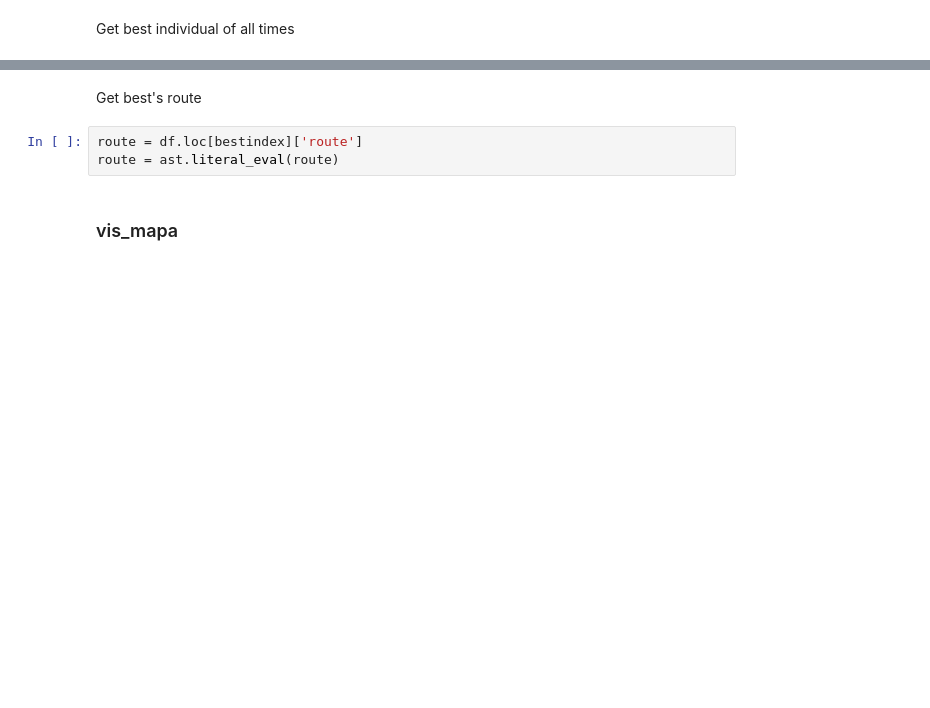
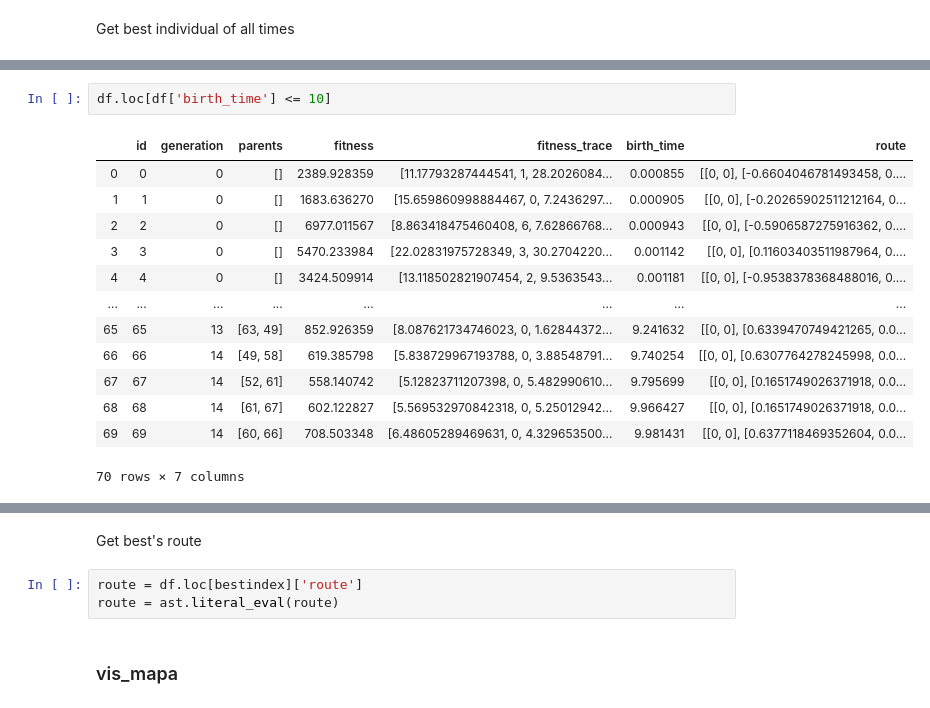
Before and after one commit to gustavo-moura/path-planning, a Jupyter notebook: Debug.ipynb, the cells around one changed output, grey strips where cells are left out. Drawn from its saved outputs; the diff is of its cells as text; blank space fills up the shorter version.

```diff
--- a/Debug.ipynb
+++ b/Debug.ipynb
@@ -80 +108,17 @@ dtype: object
+# %%
+df.loc[df['birth_time'] <= 10]
+# %% [output]
+|  | id | generation | parents | fitness | fitness_trace | birth_time | route |
+| 0 | 0 | 0 | [] | 2389.928359 | [11.17793287444541, 1, 28.2026084... | 0.000855 | [[0, 0], [-0.6604046781493458, 0.... |
+| 1 | 1 | 0 | [] | 1683.636270 | [15.659860998884467, 0, 7.2436297... | 0.000905 | [[0, 0], [-0.20265902511212164, 0... |
+| 2 | 2 | 0 | [] | 6977.011567 | [8.863418475460408, 6, 7.62866768... | 0.000943 | [[0, 0], [-0.5906587275916362, 0.... |
+| 3 | 3 | 0 | [] | 5470.233984 | [22.02831975728349, 3, 30.2704220... | 0.001142 | [[0, 0], [0.11603403511987964, 0.... |
+| 4 | 4 | 0 | [] | 3424.509914 | [13.118502821907454, 2, 9.5363543... | 0.001181 | [[0, 0], [-0.9538378368488016, 0.... |
+| ... | ... | ... | ... | ... | ... | ... | ... |
+| 65 | 65 | 13 | [63, 49] | 852.926359 | [8.087621734746023, 0, 1.62844372... | 9.241632 | [[0, 0], [0.6339470749421265, 0.0... |
+| 66 | 66 | 14 | [49, 58] | 619.385798 | [5.838729967193788, 0, 3.88548791... | 9.740254 | [[0, 0], [0.6307764278245998, 0.0... |
+| 67 | 67 | 14 | [52, 61] | 558.140742 | [5.12823711207398, 0, 5.482990610... | 9.795699 | [[0, 0], [0.1651749026371918, 0.0... |
+| 68 | 68 | 14 | [61, 67] | 602.122827 | [5.569532970842318, 0, 5.25012942... | 9.966427 | [[0, 0], [0.1651749026371918, 0.0... |
+| 69 | 69 | 14 | [60, 66] | 708.503348 | [6.48605289469631, 0, 4.329653500... | 9.981431 | [[0, 0], [0.6377118469352604, 0.0... |
+70 rows × 7 columns
 # %%
```
Also changed, not shown: parts of 16 cells of this notebook, 12 other files.
